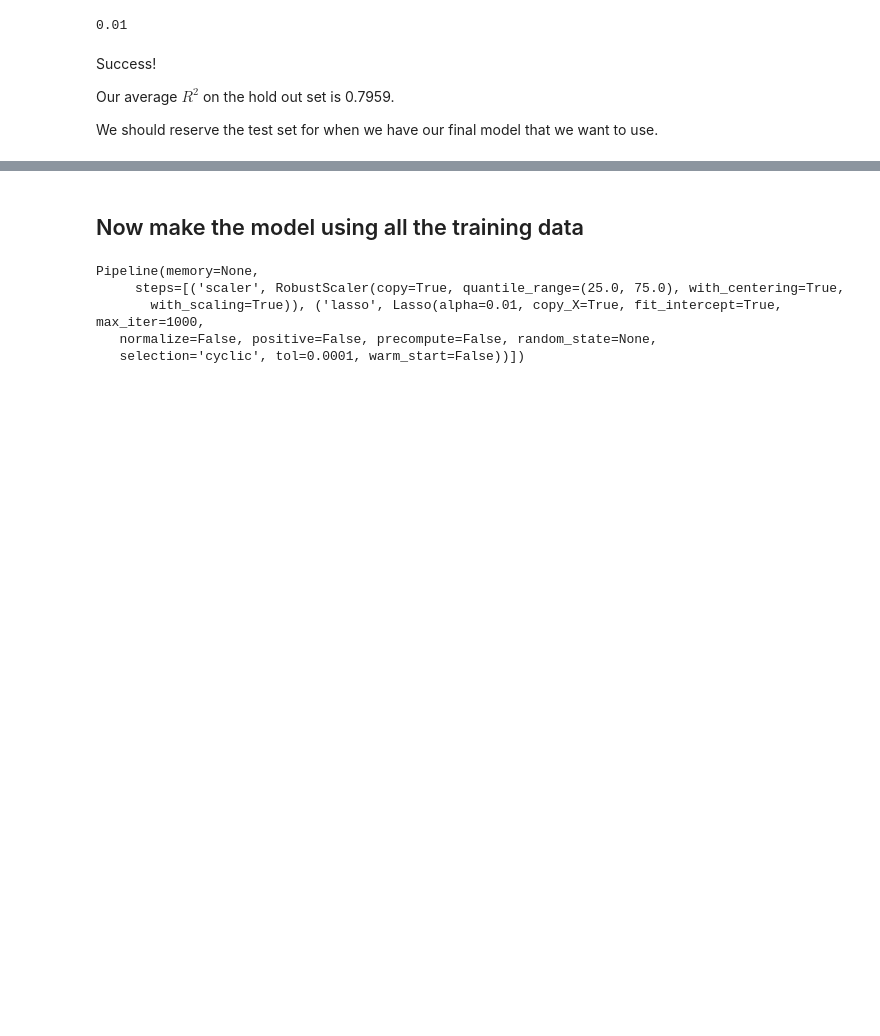
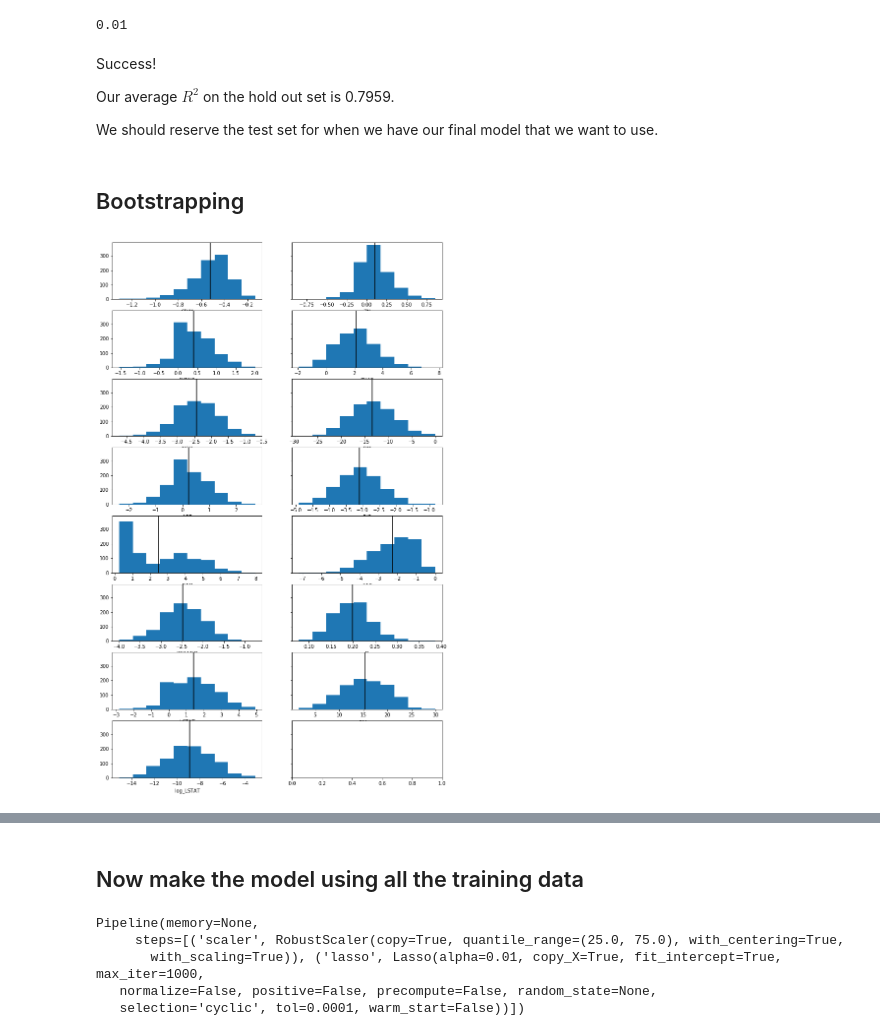
Before and after one commit to kiwidamien/github_training, a Jupyter notebook: Linear_regression_on_housing.ipynb, the cells around one changed output, grey strips where cells are left out. Drawn from its saved outputs; the diff is of its cells as text; code cells hidden in the pictures; blank space fills up the shorter version.

```diff
--- a/Linear_regression_on_housing.ipynb
+++ b/Linear_regression_on_housing.ipynb
@@ -96,0 +100,27 @@ We should reserve the test set for when we have our final model that we want to
+# %% [markdown]
+## Bootstrapping
+# %%
+n_samples = 1000
+coefficients = np.zeros((n_samples, features_train.shape[1]))
+pipeline.set_params(lasso__alpha=best_alpha)
+
+for row in range(n_samples):
+    feature_set = resample(features_train)
+    pipeline.fit(feature_set, target_train[feature_set.index])
+    coefficients[row, :] = pipeline.named_steps['lasso'].coef_
+# %%
+fig, axes = plt.subplots(ncols=2, nrows=len(features.columns)//2 + 1,
+                         sharey=True, squeeze=True, figsize=(12,20))
+
+for index, feature_name in enumerate(features_train.columns):
+    feature_values = features_train[feature_name]
+    best_est = np.mean(coefficients[:, index])
+
+    col = index % 2
+    row = index // 2
+    this_plot = axes[row][col]
+    this_plot.hist(coefficients[:, index])
+    this_plot.set_xlabel(feature_name)
+    this_plot.axvline(best_est, color='k')
+# %% [output]
+[figure, added]
```
Also changed, not shown: parts of 6 cells of this notebook.
